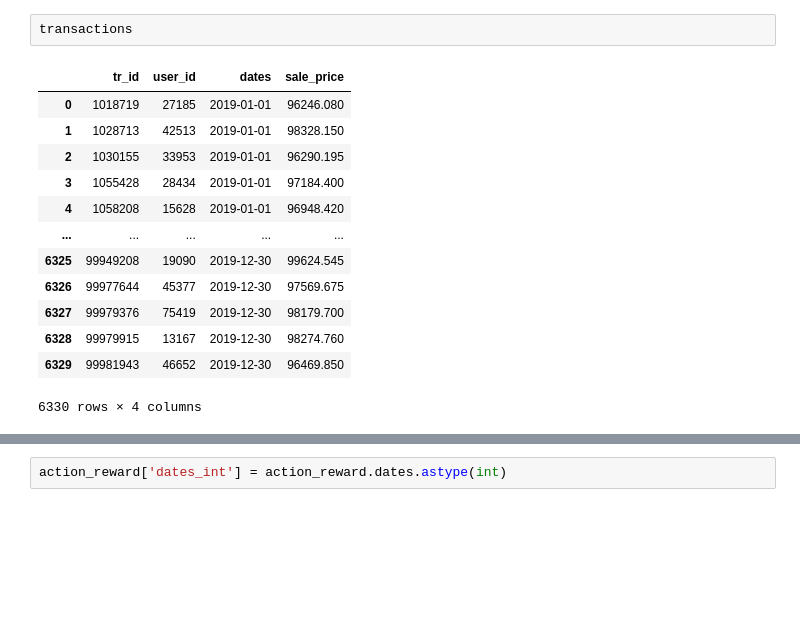
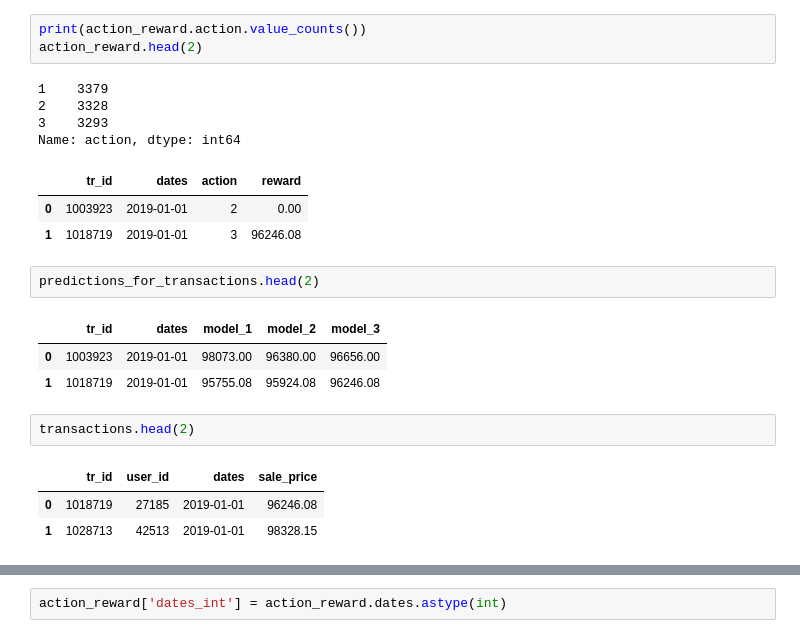
Before and after one commit to ILDAR9/advanced_ml, a Jupyter notebook: dynamic_price/notebooks/hw9_2.ipynb, the cells around one changed output, grey strips where cells are left out. Drawn from its saved outputs; the diff is of its cells as text; blank space fills up the shorter version.

```diff
--- a/dynamic_price/notebooks/hw9_2.ipynb
+++ b/dynamic_price/notebooks/hw9_2.ipynb
@@ -31,16 +16,23 @@ action_reward
+# %%
+print(action_reward.action.value_counts())
+action_reward.head(2)
+# %% [output]
+1    3379
+2    3328
+3    3293
+Name: action, dtype: int64
+|  | tr_id | dates | action | reward |
+| 0 | 1003923 | 2019-01-01 | 2 | 0.00 |
+| 1 | 1018719 | 2019-01-01 | 3 | 96246.08 |
+# %%
+predictions_for_transactions.head(2)
+# %% [output]
+|  | tr_id | dates | model_1 | model_2 | model_3 |
+| 0 | 1003923 | 2019-01-01 | 98073.00 | 96380.00 | 96656.00 |
+| 1 | 1018719 | 2019-01-01 | 95755.08 | 95924.08 | 96246.08 |
 # %%
-transactions
+transactions.head(2)
 # %% [output]
 |  | tr_id | user_id | dates | sale_price |
-| 0 | 1018719 | 27185 | 2019-01-01 | 96246.080 |
-| 1 | 1028713 | 42513 | 2019-01-01 | 98328.150 |
-| 2 | 1030155 | 33953 | 2019-01-01 | 96290.195 |
-| 3 | 1055428 | 28434 | 2019-01-01 | 97184.400 |
-| 4 | 1058208 | 15628 | 2019-01-01 | 96948.420 |
-| ... | ... | ... | ... | ... |
-| 6325 | 99949208 | 19090 | 2019-12-30 | 99624.545 |
-| 6326 | 99977644 | 45377 | 2019-12-30 | 97569.675 |
-| 6327 | 99979376 | 75419 | 2019-12-30 | 98179.700 |
-| 6328 | 99979915 | 13167 | 2019-12-30 | 98274.760 |
-| 6329 | 99981943 | 46652 | 2019-12-30 | 96469.850 |
+| 0 | 1018719 | 27185 | 2019-01-01 | 96246.08 |
+| 1 | 1028713 | 42513 | 2019-01-01 | 98328.15 |
-6330 rows × 4 columns
```
Also changed, not shown: parts of 17 cells of this notebook, 4 other files.
